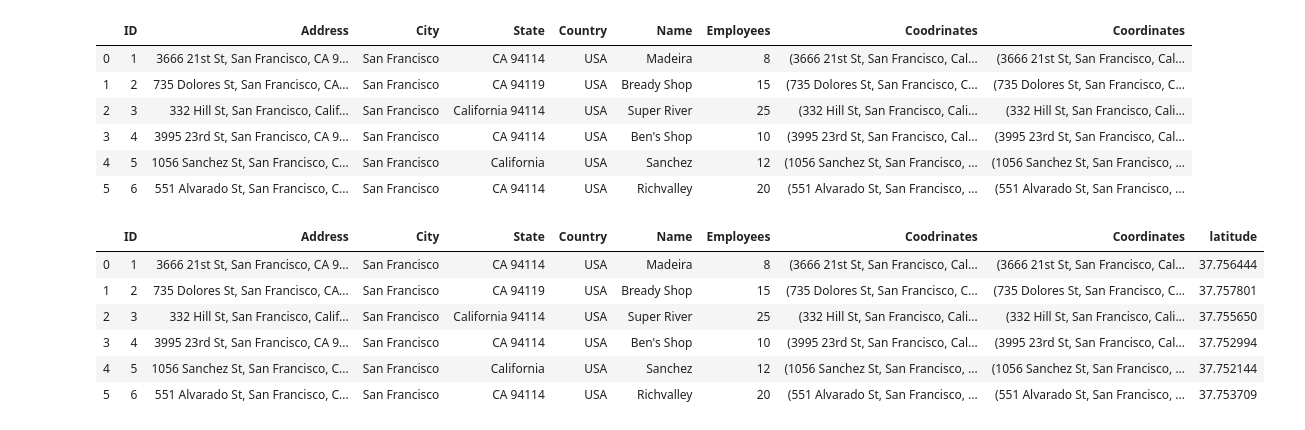
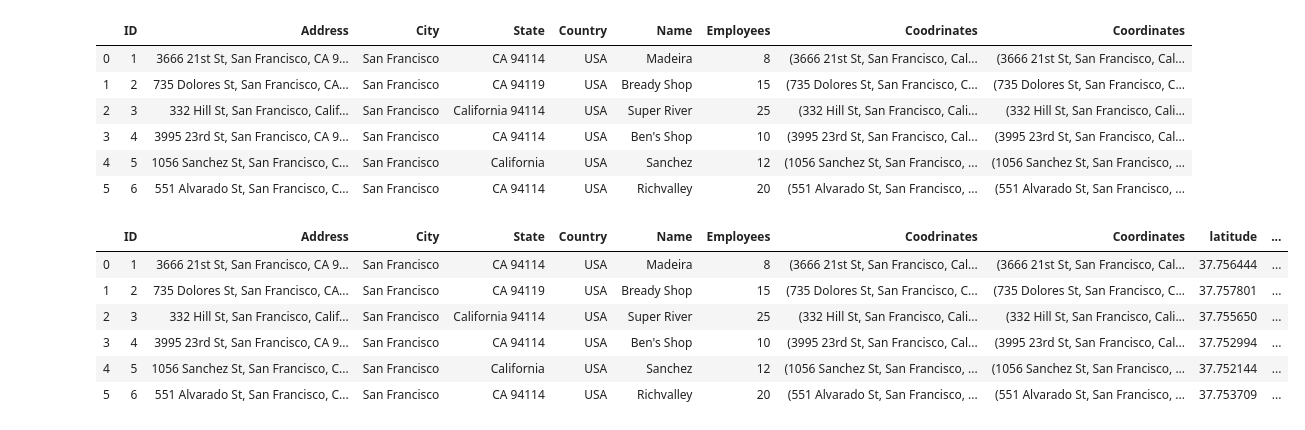
Before and after one commit to ajay1706/data-analysis-jn, a Jupyter notebook: supermarket/Untitled.ipynb, the cells around one changed output. Saved outputs shown, nothing was run; the diff lists cells and outputs as text; code cells hidden in the pictures.

Commit message:
adding geocoding addresses

```diff
--- a/supermarket/Untitled.ipynb
+++ b/supermarket/Untitled.ipynb
@@ -473,13 +473,14 @@ df
 | 5 | 6 | 551 Alvarado St, San Francisco, C... | San Francisco | CA 94114 | USA | Richvalley | 20 | (551 Alvarado St, San Francisco, ... | (551 Alvarado St, San Francisco, ... |
 # %%
 df["latitude"] = df["Coordinates"].apply(lambda x: x.latitude if x !=None else None )
+df["longitude"] = df["Coordinates"].apply(lambda x: x.longitude if x !=None else None )
 
 df
 # %% [output]
-|  | ID | Address | City | State | Country | Name | Employees | Coodrinates | Coordinates | latitude |
-| 0 | 1 | 3666 21st St, San Francisco, CA 9... | San Francisco | CA 94114 | USA | Madeira | 8 | (3666 21st St, San Francisco, Cal... | (3666 21st St, San Francisco, Cal... | 37.756444 |
-| 1 | 2 | 735 Dolores St, San Francisco, CA... | San Francisco | CA 94119 | USA | Bready Shop | 15 | (735 Dolores St, San Francisco, C... | (735 Dolores St, San Francisco, C... | 37.757801 |
-| 2 | 3 | 332 Hill St, San Francisco, Calif... | San Francisco | California 94114 | USA | Super River | 25 | (332 Hill St, San Francisco, Cali... | (332 Hill St, San Francisco, Cali... | 37.755650 |
-| 3 | 4 | 3995 23rd St, San Francisco, CA 9... | San Francisco | CA 94114 | USA | Ben's Shop | 10 | (3995 23rd St, San Francisco, Cal... | (3995 23rd St, San Francisco, Cal... | 37.752994 |
-| 4 | 5 | 1056 Sanchez St, San Francisco, C... | San Francisco | California | USA | Sanchez | 12 | (1056 Sanchez St, San Francisco, ... | (1056 Sanchez St, San Francisco, ... | 37.752144 |
-| 5 | 6 | 551 Alvarado St, San Francisco, C... | San Francisco | CA 94114 | USA | Richvalley | 20 | (551 Alvarado St, San Francisco, ... | (551 Alvarado St, San Francisco, ... | 37.753709 |
+|  | ID | Address | City | State | Country | Name | Employees | Coodrinates | Coordinates | latitude | ... |
+| 0 | 1 | 3666 21st St, San Francisco, CA 9... | San Francisco | CA 94114 | USA | Madeira | 8 | (3666 21st St, San Francisco, Cal... | (3666 21st St, San Francisco, Cal... | 37.756444 | ... |
+| 1 | 2 | 735 Dolores St, San Francisco, CA... | San Francisco | CA 94119 | USA | Bready Shop | 15 | (735 Dolores St, San Francisco, C... | (735 Dolores St, San Francisco, C... | 37.757801 | ... |
+| 2 | 3 | 332 Hill St, San Francisco, Calif... | San Francisco | California 94114 | USA | Super River | 25 | (332 Hill St, San Francisco, Cali... | (332 Hill St, San Francisco, Cali... | 37.755650 | ... |
+| 3 | 4 | 3995 23rd St, San Francisco, CA 9... | San Francisco | CA 94114 | USA | Ben's Shop | 10 | (3995 23rd St, San Francisco, Cal... | (3995 23rd St, San Francisco, Cal... | 37.752994 | ... |
+| 4 | 5 | 1056 Sanchez St, San Francisco, C... | San Francisco | California | USA | Sanchez | 12 | (1056 Sanchez St, San Francisco, ... | (1056 Sanchez St, San Francisco, ... | 37.752144 | ... |
+| 5 | 6 | 551 Alvarado St, San Francisco, C... | San Francisco | CA 94114 | USA | Richvalley | 20 | (551 Alvarado St, San Francisco, ... | (551 Alvarado St, San Francisco, ... | 37.753709 | ... |
```
